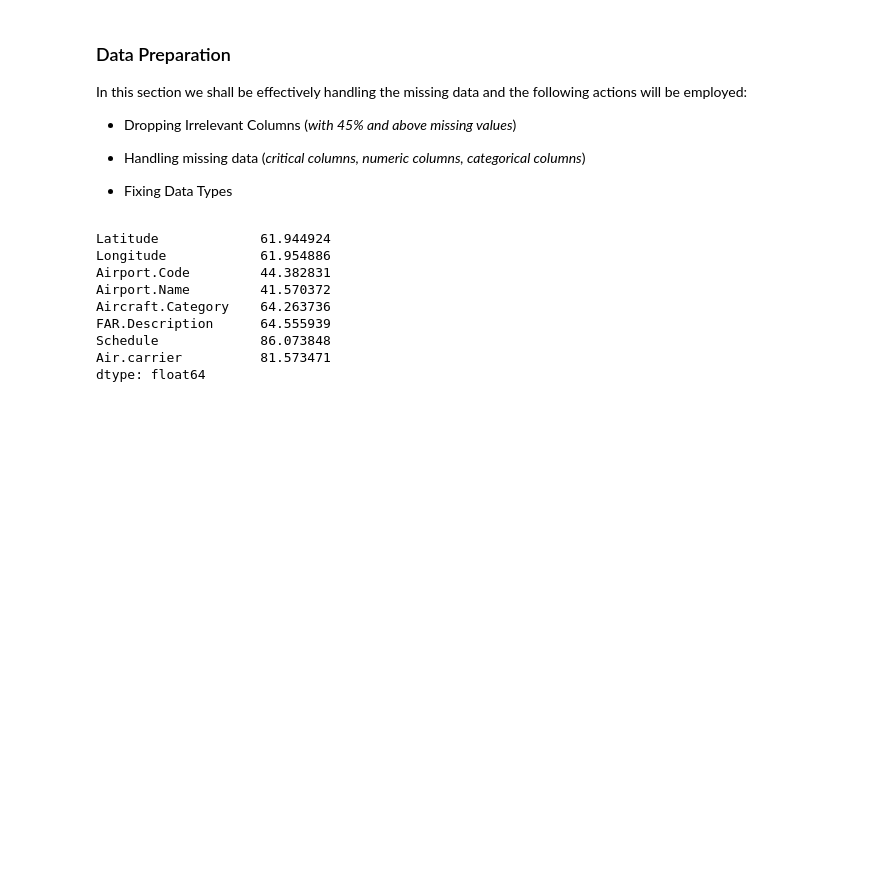
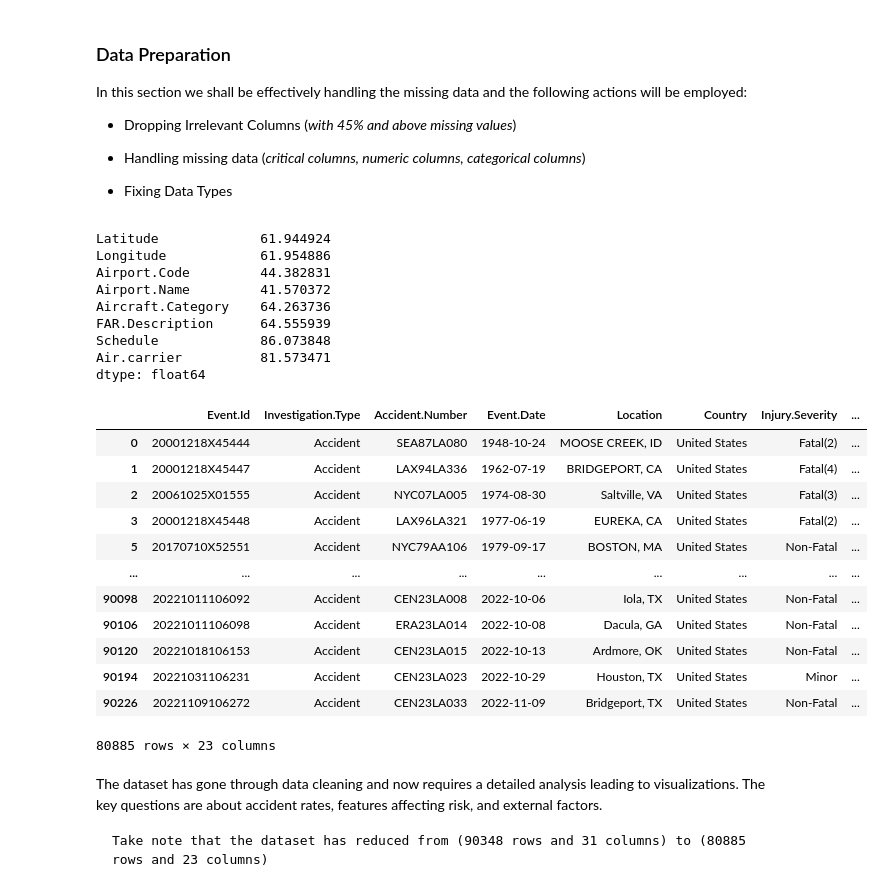
Before and after one commit to KweyuV/dsc-phase-1-project-v3, a Jupyter notebook: student.ipynb, the cells around one changed output. Cells and saved outputs as stored; diff of their text form; code cells hidden in the pictures; blank space fills up the shorter version.

```diff
--- a/student.ipynb
+++ b/student.ipynb
@@ -214,18 +214,35 @@ dtype: float64
 # %%
 # Handling Missing Data
 
 ## Critical Columns - we are removing rows with missing data in critical columns.
 df_clean = df_clean.dropna(subset=['Model', 'Make', 'Injury.Severity', 'Engine.Type'])
 
 
 ## Numeric Columns (e.g., Injuries) - assume no injury if null
 injury_cols = ['Total.Fatal.Injuries', 'Total.Serious.Injuries', 'Total.Minor.Injuries', 'Total.Uninjured']
 df_clean[injury_cols] = df_clean[injury_cols].fillna(0)
 
 
 ## Categorical Columns: - assign 'UNKNOWN' to the missing values
-cat_cols = ['Weather.Condition', 'Broad.phase.of.flight', 'Engine.Type']
-df_clean[cat_cols] = df_clean[cat_cols].fillna('UNKNOWN')
+cat_cols = ['Weather.Condition', 'Broad.phase.of.flight', 'Engine.Type', 'Purpose.of.flight']
+df_clean[cat_cols] = df_clean[cat_cols].fillna('Unknown')
+
+### remove 0 values from the value_counts() of the 'Number.of.Engines' column in df_clean
+df_clean[df_clean['Number.of.Engines'] != 0]
+# %% [output]
+|  | Event.Id | Investigation.Type | Accident.Number | Event.Date | Location | Country | Injury.Severity | ... |
+| 0 | 20001218X45444 | Accident | SEA87LA080 | 1948-10-24 | MOOSE CREEK, ID | United States | Fatal(2) | ... |
+| 1 | 20001218X45447 | Accident | LAX94LA336 | 1962-07-19 | BRIDGEPORT, CA | United States | Fatal(4) | ... |
+| 2 | 20061025X01555 | Accident | NYC07LA005 | 1974-08-30 | Saltville, VA | United States | Fatal(3) | ... |
+| 3 | 20001218X45448 | Accident | LAX96LA321 | 1977-06-19 | EUREKA, CA | United States | Fatal(2) | ... |
+| 5 | 20170710X52551 | Accident | NYC79AA106 | 1979-09-17 | BOSTON, MA | United States | Non-Fatal | ... |
+| ... | ... | ... | ... | ... | ... | ... | ... | ... |
+| 90098 | 20221011106092 | Accident | CEN23LA008 | 2022-10-06 | Iola, TX | United States | Non-Fatal | ... |
+| 90106 | 20221011106098 | Accident | ERA23LA014 | 2022-10-08 | Dacula, GA | United States | Non-Fatal | ... |
+| 90120 | 20221018106153 | Accident | CEN23LA015 | 2022-10-13 | Ardmore, OK | United States | Non-Fatal | ... |
+| 90194 | 20221031106231 | Accident | CEN23LA023 | 2022-10-29 | Houston, TX | United States | Minor | ... |
+| 90226 | 20221109106272 | Accident | CEN23LA033 | 2022-11-09 | Bridgeport, TX | United States | Non-Fatal | ... |
+80885 rows × 23 columns
 # %%
 # Fix Data Types
 
@@ -238,0 +260,4 @@ df_clean['Number.of.Engines'] = df_clean['Number.of.Engines'].fillna(1).astype(i
+# %% [markdown]
+The dataset has gone through data cleaning and now requires a detailed analysis leading to visualizations. The key questions are about accident rates, features affecting risk, and external factors.
+
+    Take note that the dataset has reduced from (90348 rows and 31 columns) to (80885 rows and 23 columns)
```
Also changed, not shown: parts of 12 cells of this notebook, 1 other file.
